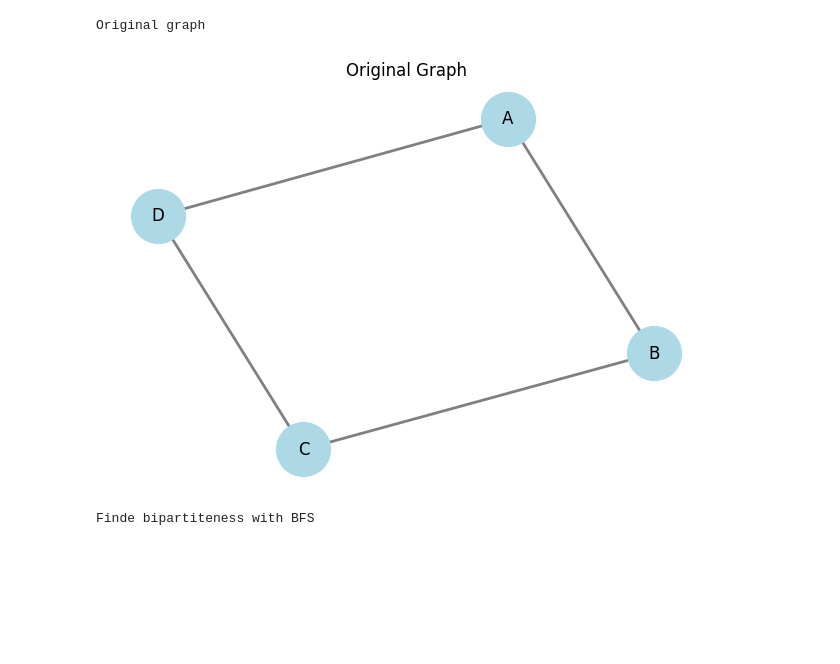
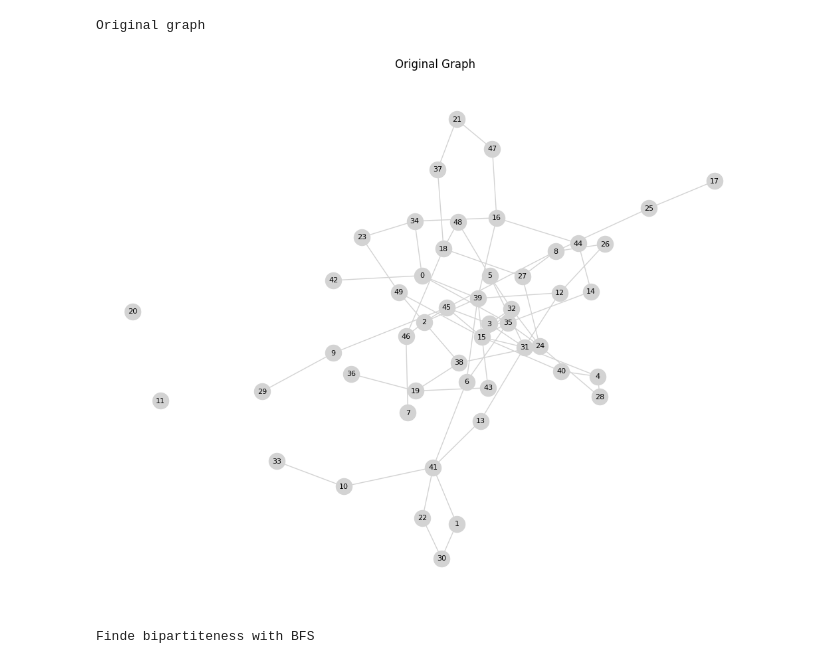
Before and after one commit to Garhiou/graph_theory, a Jupyter notebook: bipartite_check.ipynb, the cells around one changed output. Saved outputs shown, nothing was run; the diff lists cells and outputs as text; code cells hidden in the pictures; blank space fills up the shorter version.

Commit message:
bipartite check with a complexe graph

```diff
--- a/bipartite_check.ipynb
+++ b/bipartite_check.ipynb
@@ -20,17 +20,29 @@ adj_liste_not_bipartit = {
 current_list = adj_liste_bipartit
 #current_list = adj_liste_not_bipartit
 # %%
-G= nx.from_dict_of_lists(current_list)
-pos = nx.spring_layout(G, seed=42)
+#G= nx.from_dict_of_lists(current_list)
+G = nx.bipartite.random_graph(25, 25, 0.1, seed=42)
+pos = nx.spring_layout(G, seed=42, k=0.3)
+# %%
+node_opt = {
+    "node_size": 300,
+    "font_size": 8,
+    "font_color": "black",
+    "edge_color": "lightgray",
+    "width": 1
+}
 # %%
 print("Original graph")
-plt.figure(figsize=(6, 4))
-nx.draw(G, pos, with_labels=True, node_color='lightblue', node_size=1500, edge_color='gray', width=2)
+plt.figure(figsize=(10, 8))
+nx.draw(G, pos,
+        node_color='lightgray',
+        with_labels=True,
+        **node_opt)
 plt.title("Original Graph")
 plt.show()
 # %% [output]
 Original graph
-[figure, old version]
+[figure, new version]
 # %%
 print("Finde bipartiteness with BFS")
 # %% [output]
```
Also changed, not shown: parts of 1 cell of this notebook.
